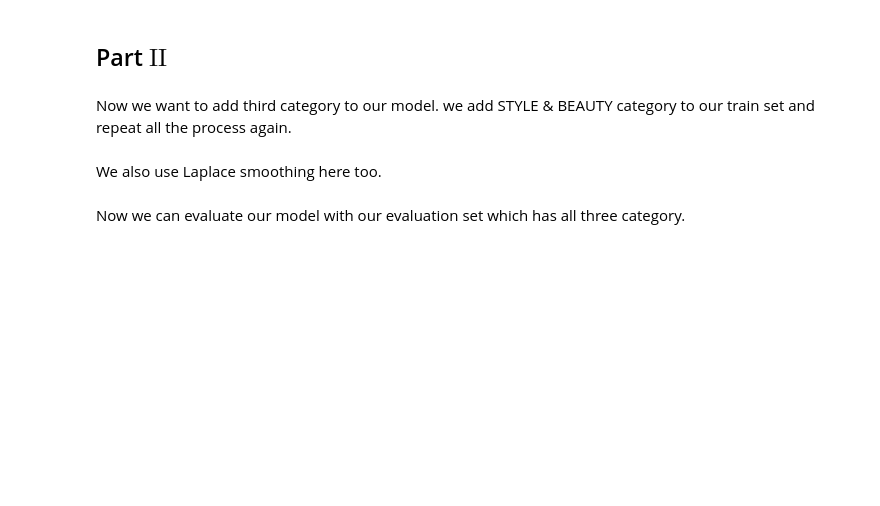
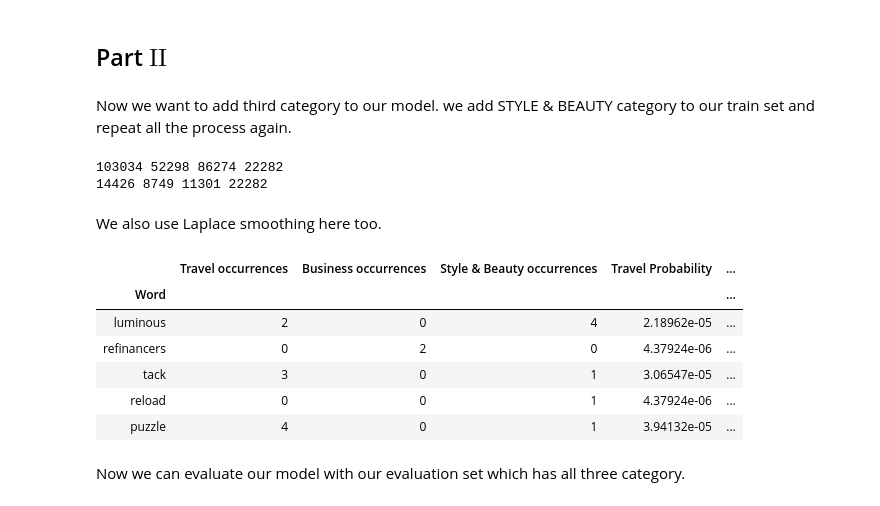
Before and after one commit to MNourbakhsh75/AI-CA3, a Jupyter notebook: CA3.ipynb, the cells around one changed output. Cells and saved outputs as stored; diff of their text form; code cells hidden in the pictures; blank space fills up the shorter version.

```diff
--- a/CA3.ipynb
+++ b/CA3.ipynb
@@ -233,35 +227,46 @@ print(accuracy)
 # %% [markdown]
 Now we want to add third category to our model. we add STYLE & BEAUTY category to our train set and repeat all the process again.
 # %%
-# sbWords = trainSB.words.values
-# sbWords = list(itertools.chain.from_iterable(sbWords))
-# allTrainDataWords = list(map(''.join, set(itertools.chain(travelWords, BusinessWords,sbWords))))
-# print(len(travelWords),len(BusinessWords),len(sbWords),len(allTrainDataWords))
-# sbWordsCount = dict(collections.Counter(sbWords))
-# travelWordsCount = dict(collections.Counter(travelWords))
-# BusinessWordsCount = dict(collections.Counter(BusinessWords))
-# print(len(travelWordsCount),len(BusinessWordsCount),len(sbWordsCount),len(allTrainDataWords))
-# allDataFrame = pd.DataFrame(columns=['Word','Travel occurrences','Business occurrences','Style & Beauty occurrences'])
-# for word in allTrainDataWords:
-#     to = 0
-#     sbo = 0
-#     bo = 0
-#     if word in travelWordsCount:
-#         to = travelWordsCount[word]
-#     if word in BusinessWordsCount:
-#         bo = BusinessWordsCount[word]
-#     if word in sbWordsCount:
-#         sbo = sbWordsCount[word]
-#     allDataFrame = allDataFrame.append({'Word' : word,'Travel occurrences' : to,'Business occurrences' : bo,'Style & Beauty occurrences' : sbo},ignore_index=True)
+sbWords = trainSB.words.values
+sbWords = list(itertools.chain.from_iterable(sbWords))
+allTrainDataWords = list(map(''.join, set(itertools.chain(travelWords, BusinessWords,sbWords))))
+print(len(travelWords),len(BusinessWords),len(sbWords),len(allTrainDataWords))
+sbWordsCount = dict(collections.Counter(sbWords))
+travelWordsCount = dict(collections.Counter(travelWords))
+BusinessWordsCount = dict(collections.Counter(BusinessWords))
+print(len(travelWordsCount),len(BusinessWordsCount),len(sbWordsCount),len(allTrainDataWords))
+allDataFrame = pd.DataFrame(columns=['Word','Travel occurrences','Business occurrences','Style & Beauty occurrences'])
+for word in allTrainDataWords:
+    to = 0
+    sbo = 0
+    bo = 0
+    if word in travelWordsCount:
+        to = travelWordsCount[word]
+    if word in BusinessWordsCount:
+        bo = BusinessWordsCount[word]
+    if word in sbWordsCount:
+        sbo = sbWordsCount[word]
+    allDataFrame = allDataFrame.append({'Word' : word,'Travel occurrences' : to,'Business occurrences' : bo,'Style & Beauty occurrences' : sbo},ignore_index=True)
+# %% [output]
+103034 52298 86274 22282
+14426 8749 11301 22282
 # %% [markdown]
 We also use Laplace smoothing here too.
 # %%
-# alpha = 0.5
-# allDataFrame['Travel Probability'] = (allDataFrame['Travel occurrences'] + alpha) / (allDataFrame['Travel occurrences'].sum() + (len(set(travelWords + BusinessWords + sbWords))*alpha))
-# allDataFrame['Business Probability'] = allDataFrame['Business occurrences'] / (allDataFrame['Business occurrences'].sum() + (len(set(travelWords + BusinessWords + sbWords))*alpha))
-# allDataFrame['Style & Beauty Probability'] = allDataFrame['Style & Beauty occurrences'] / (allDataFrame['Style & Beauty occurrences'].sum() + (len(set(travelWords + BusinessWords + sbWords))*alpha))
-# allDataFrame = allDataFrame.set_index('Word')
-# allDataFrame
+alpha = 0.5
+allDataFrame['Travel Probability'] = (allDataFrame['Travel occurrences'] + alpha) / (allDataFrame['Travel occurrences'].sum() + (len(set(travelWords + BusinessWords + sbWords))*alpha))
+allDataFrame['Business Probability'] = (allDataFrame['Business occurrences'] + alpha) / (allDataFrame['Business occurrences'].sum() + (len(set(travelWords + BusinessWords + sbWords))*alpha))
+allDataFrame['Style & Beauty Probability'] = (allDataFrame['Style & Beauty occurrences'] + alpha) / (allDataFrame['Style & Beauty occurrences'].sum() + (len(set(travelWords + BusinessWords + sbWords))*alpha))
+allDataFrame = allDataFrame.set_index('Word')
+allDataFrame.head()
+# %% [output]
+|  | Travel occurrences | Business occurrences | Style & Beauty occurrences | Travel Probability | ... |
+| Word |  |  |  |  | ... |
+| luminous | 2 | 0 | 4 | 2.18962e-05 | ... |
+| refinancers | 0 | 2 | 0 | 4.37924e-06 | ... |
+| tack | 3 | 0 | 1 | 3.06547e-05 | ... |
+| reload | 0 | 0 | 1 | 4.37924e-06 | ... |
+| puzzle | 4 | 0 | 1 | 3.94132e-05 | ... |
 # %% [markdown]
 Now we can evaluate our model with our evaluation set which has all three category.
 # %%
```
Also changed, not shown: parts of 21 cells of this notebook, 1 other file.
